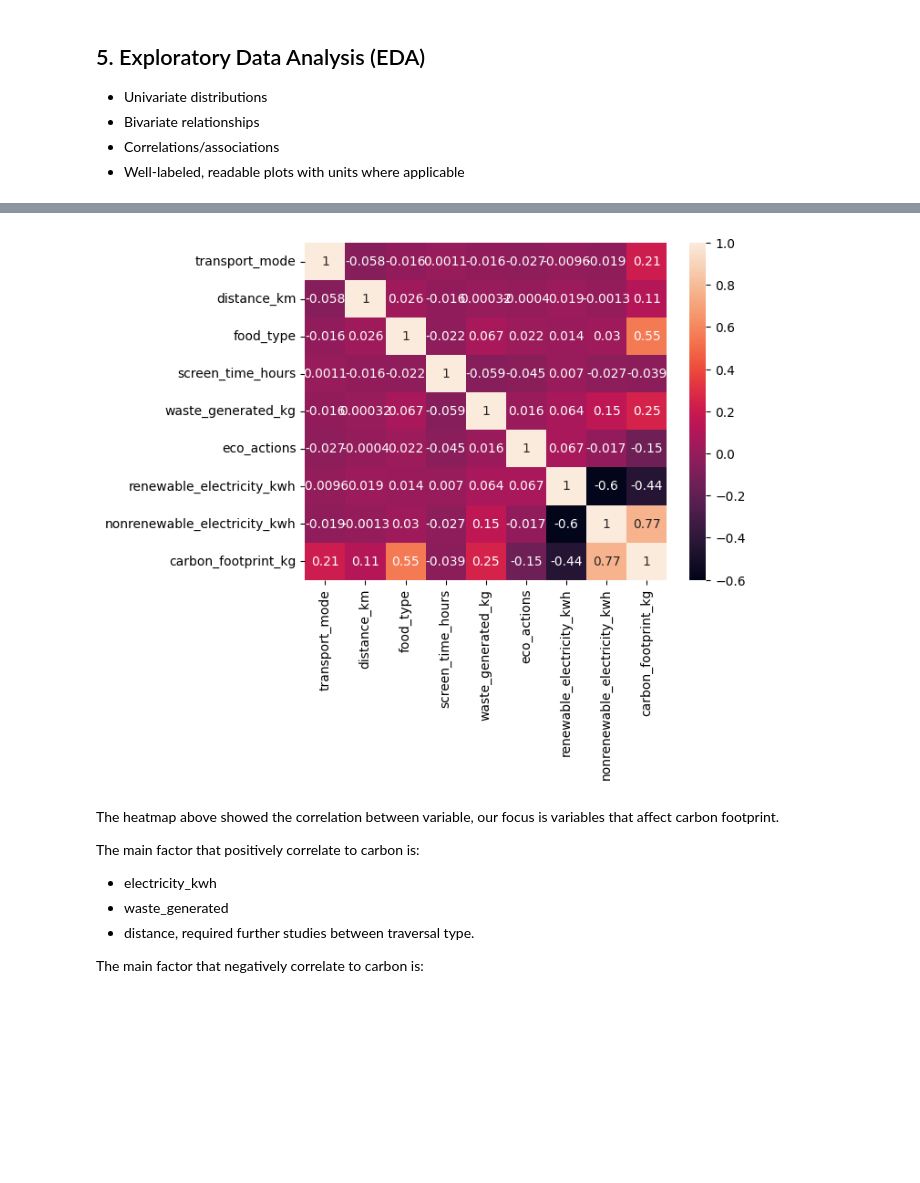
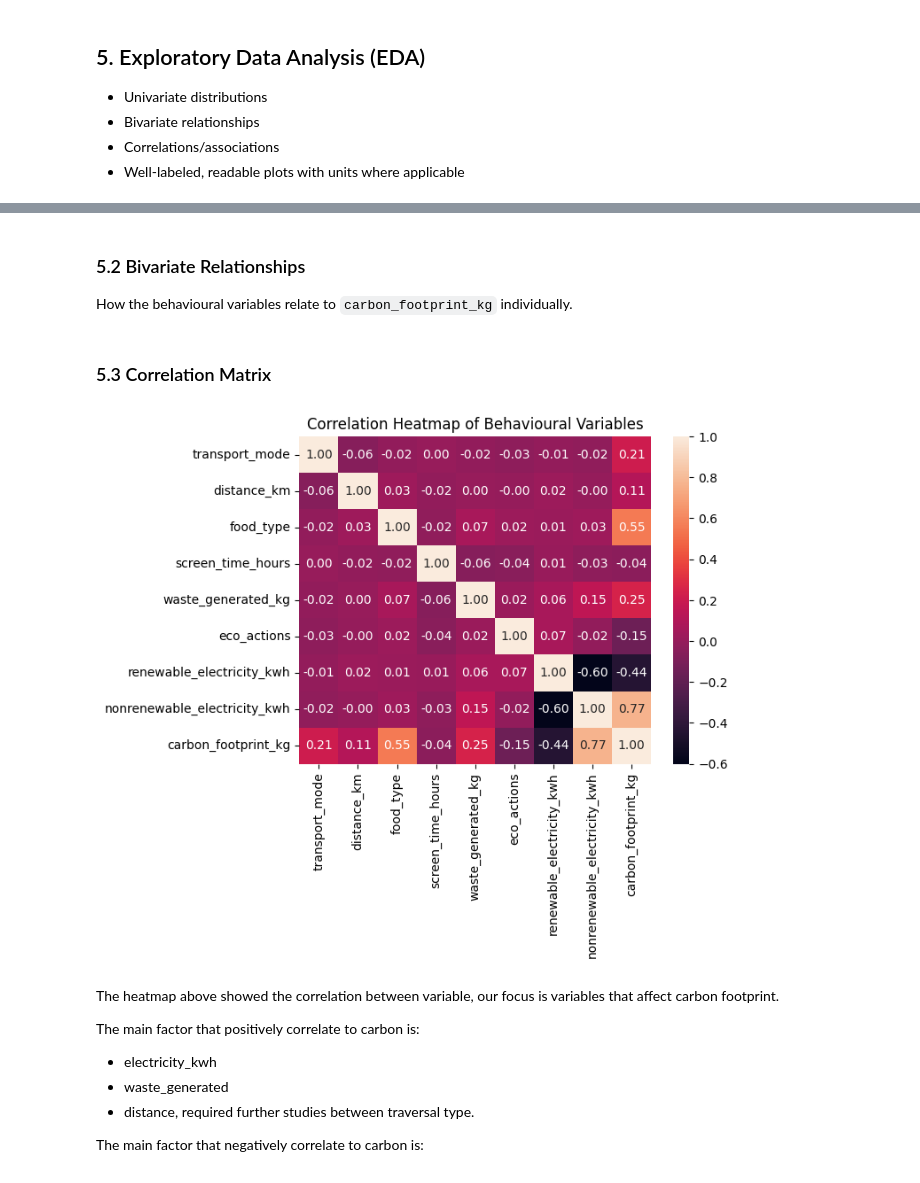
Before and after one commit to XunMMU/dsf-carbon, a Jupyter notebook: TT3L_G01_Notebook.ipynb, the cells around one changed output, grey strips where cells are left out. Drawn from its saved outputs; the diff is of its cells as text; code cells hidden in the pictures; blank space fills up the shorter version.

```diff
--- a/TT3L_G01_Notebook.ipynb
+++ b/TT3L_G01_Notebook.ipynb
@@ -354,12 +500,18 @@ Index(['user_id', 'day_type', 'transport_mode', 'distance_km', 'food_type',
+# %% [markdown]
+### 5.2 Bivariate Relationships
+ How the behavioural variables relate to `carbon_footprint_kg` individually.
+# %% [markdown]
+### 5.3 Correlation Matrix
 # %%
 sns.heatmap(
     df[['transport_mode', 'distance_km', 'food_type',
         'screen_time_hours', 'waste_generated_kg', 'eco_actions',
         'renewable_electricity_kwh', 'nonrenewable_electricity_kwh',
-        'carbon_footprint_kg']].corr(), annot=True)
+        'carbon_footprint_kg']].corr(), annot=True, fmt='.2f')
+plt.title('Correlation Heatmap of Behavioural Variables')
 plt.show()
 # %% [output]
-[figure, old version]
+[figure, new version]
 # %% [markdown]
 The heatmap above showed the correlation between variable, our focus is variables that affect carbon footprint.
 
```
Also changed, not shown: parts of 14 cells of this notebook, 2 other files.
